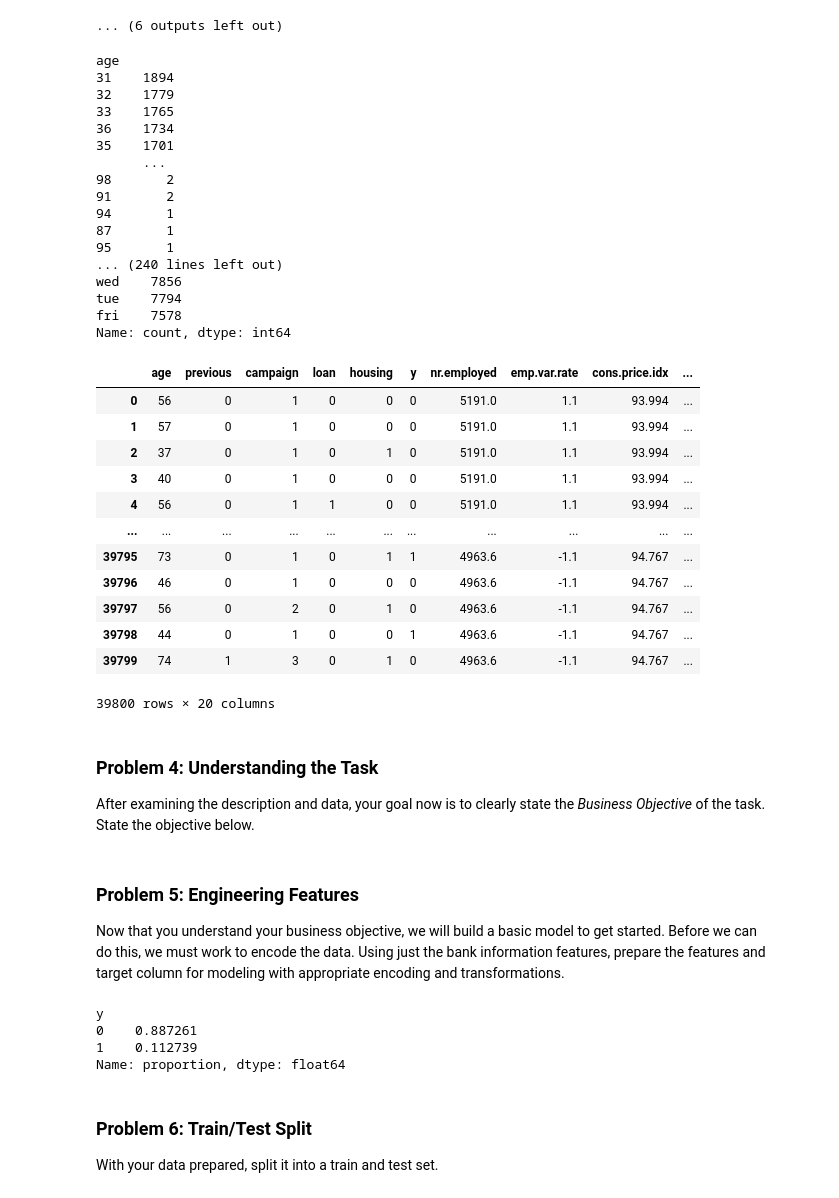
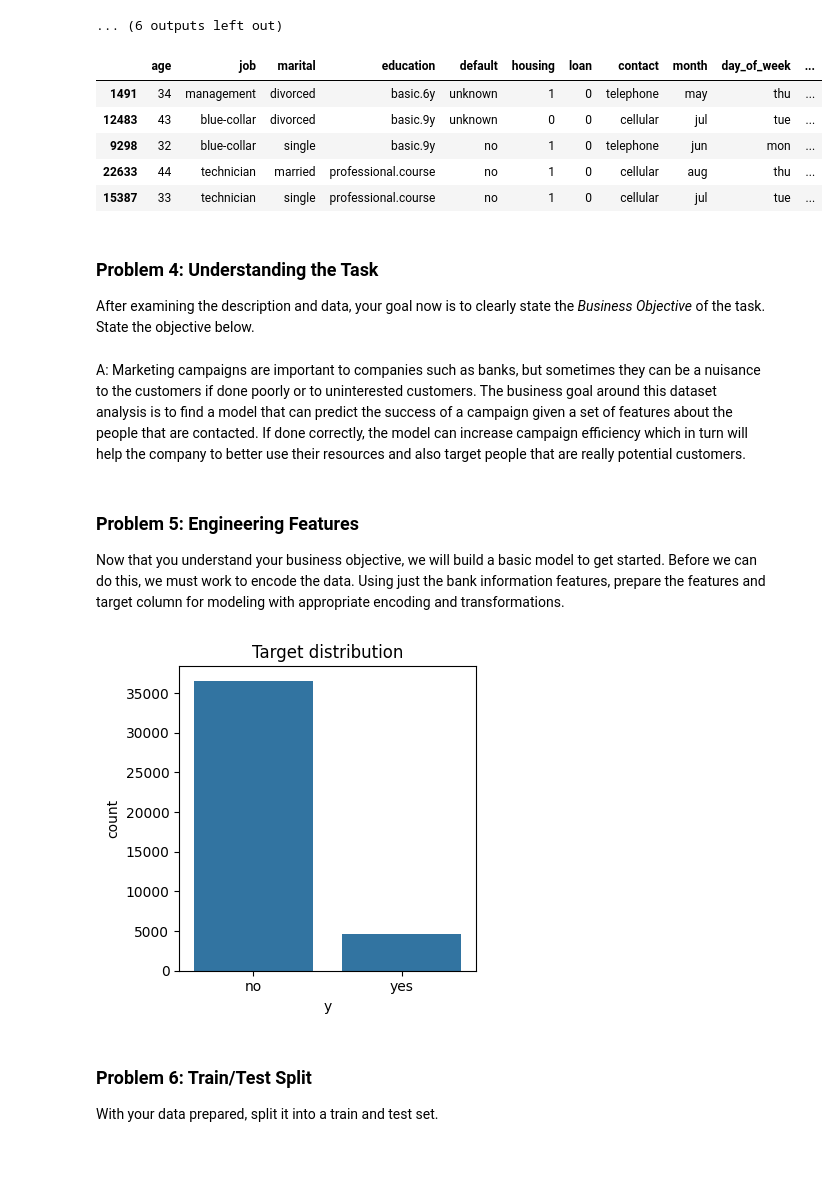
Before and after one commit to hpmartins/mlai-ucb-codes, a Jupyter notebook: practical_applications/module_17/module_17_application.ipynb, the cells around one changed output. Cells and saved outputs as stored; diff of their text form; code cells hidden in the pictures; blank space fills up the shorter version.

```diff
--- a/practical_applications/module_17/module_17_application.ipynb
+++ b/practical_applications/module_17/module_17_application.ipynb
@@ -194,10 +197,7 @@ df['housing'] = [x[0] for x in imp_housing]
 
 # The 'default' feature has 32588 'no', 8597 'unknown', and only 3 'yes'.
 # The test showed that the unknown values are related to the target column,
-# so these unknown values cannot be dropped. However, I am dropping the 3 yes
-# rows to avoid one additional categorical column with so few values after
-# encoding.
-df = df[df.default != 'yes']
+# so these unknown values cannot be dropped.
 
 # The marital/job/loan features have unknown values but the test above showed
 # that they are not related to the target column, so I am dropping these rows.
@@ -205,67 +205,39 @@ df = df[df.marital != 'unknown']
 df = df[df.job != 'unknown']
 df = df[df.loan != 'unknown']
 
 # pdays is the number of days the client was last contacted since a previous
 # campaign. 999 is 'never', so to better model this I am binning the values
 # into four ranges: within 1 week, within 2 weeks, within 4 weeks, and never
 df.pdays = pd.cut(
     df.pdays,
     bins=[-0.01, 3, 14, 30, 1000],
     labels=[
         "within_3_days",
         "within_2_weeks",
         "within_4_weeks",
         "never",
     ],
     retbins=False,
 ).astype("object")
 
 # Resetting the index
 df = df.reset_index(drop=True)
 
 # Encoding housing, loan, and target yes/no values into 1/0
 df.housing = df.housing.map({'yes': 1, 'no': 0})
 df.loan = df.loan.map({'yes': 1, 'no': 0})
 df.y = df.y.map({'yes': 1, 'no': 0})
 
-# Sorting columns by type
-df = df[df.dtypes.sort_values().index]
-
 # Prints value_counts for all categorical features
 # for i in df.select_dtypes(include="object"):
-for i in df:
-    print(df[i].value_counts())
-    print("")
+#     print(df[i].value_counts())
+#     print("")
 
-df
+df.sample(5)
 # %% [output]
-age
-31    1894
-32    1779
-33    1765
-36    1734
-35    1701
-      ...
-98       2
-91       2
-94       1
-87       1
-95       1
-... (240 lines left out)
-wed    7856
-tue    7794
-fri    7578
-Name: count, dtype: int64
-|  | age | previous | campaign | loan | housing | y | nr.employed | emp.var.rate | cons.price.idx | ... |
-| 0 | 56 | 0 | 1 | 0 | 0 | 0 | 5191.0 | 1.1 | 93.994 | ... |
-| 1 | 57 | 0 | 1 | 0 | 0 | 0 | 5191.0 | 1.1 | 93.994 | ... |
-| 2 | 37 | 0 | 1 | 0 | 1 | 0 | 5191.0 | 1.1 | 93.994 | ... |
-| 3 | 40 | 0 | 1 | 0 | 0 | 0 | 5191.0 | 1.1 | 93.994 | ... |
-| 4 | 56 | 0 | 1 | 1 | 0 | 0 | 5191.0 | 1.1 | 93.994 | ... |
-| ... | ... | ... | ... | ... | ... | ... | ... | ... | ... | ... |
-| 39795 | 73 | 0 | 1 | 0 | 1 | 1 | 4963.6 | -1.1 | 94.767 | ... |
-| 39796 | 46 | 0 | 1 | 0 | 0 | 0 | 4963.6 | -1.1 | 94.767 | ... |
-| 39797 | 56 | 0 | 2 | 0 | 1 | 0 | 4963.6 | -1.1 | 94.767 | ... |
-| 39798 | 44 | 0 | 1 | 0 | 0 | 1 | 4963.6 | -1.1 | 94.767 | ... |
-| 39799 | 74 | 1 | 3 | 0 | 1 | 0 | 4963.6 | -1.1 | 94.767 | ... |
+|  | age | job | marital | education | default | housing | loan | contact | month | day_of_week | ... |
+| 1491 | 34 | management | divorced | basic.6y | unknown | 1 | 0 | telephone | may | thu | ... |
+| 12483 | 43 | blue-collar | divorced | basic.9y | unknown | 0 | 0 | cellular | jul | tue | ... |
+| 9298 | 32 | blue-collar | single | basic.9y | no | 1 | 0 | telephone | jun | mon | ... |
+| 22633 | 44 | technician | married | professional.course | no | 1 | 0 | cellular | aug | thu | ... |
+| 15387 | 33 | technician | single | professional.course | no | 1 | 0 | cellular | jul | tue | ... |
-39800 rows × 20 columns
@@ -280,6 +245,8 @@ Name: count, dtype: int64
 ### Problem 4: Understanding the Task
 
 After examining the description and data, your goal now is to clearly state the *Business Objective* of the task.  State the objective below.
+# %% [markdown]
+A: Marketing campaigns are important to companies such as banks, but sometimes they can be a nuisance to the customers if done poorly or to uninterested customers. The business goal around this dataset analysis is to find a model that can predict the success of a campaign given a set of features about the people that are contacted. If done correctly, the model can increase campaign efficiency which in turn will help the company to better use their resources and also target people that are really potential customers.
 # %% [markdown]
 ### Problem 5: Engineering Features
 
@@ -298,7 +253,0 @@ y = df_orig_target.copy()
-# %%
-y.value_counts(normalize=True)
-# %% [output]
-y
-0    0.887261
-1    0.112739
-Name: proportion, dtype: float64
@@ -305,3 +266,13 @@ Name: proportion, dtype: float64
+# %%
+f, ax = plt.subplots(figsize=(4,4))
+
+sns.countplot(data = full_df, x = 'y', ax=ax)
+plt.title('Target distribution')
+
+plt.tight_layout()
+plt.show()
+# %% [output]
+[figure, added]
 # %% [markdown]
 ### Problem 6: Train/Test Split
 
```
Also changed, not shown: parts of 31 cells of this notebook, 1 other file.
